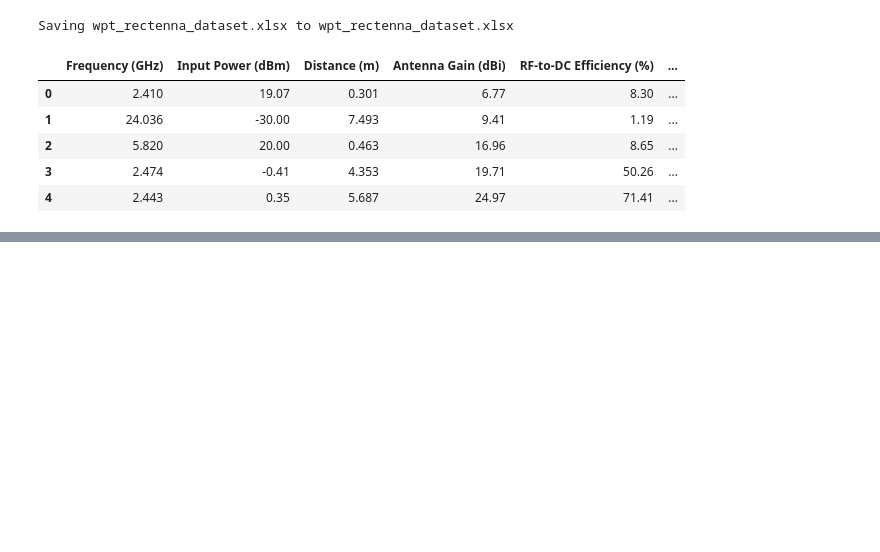
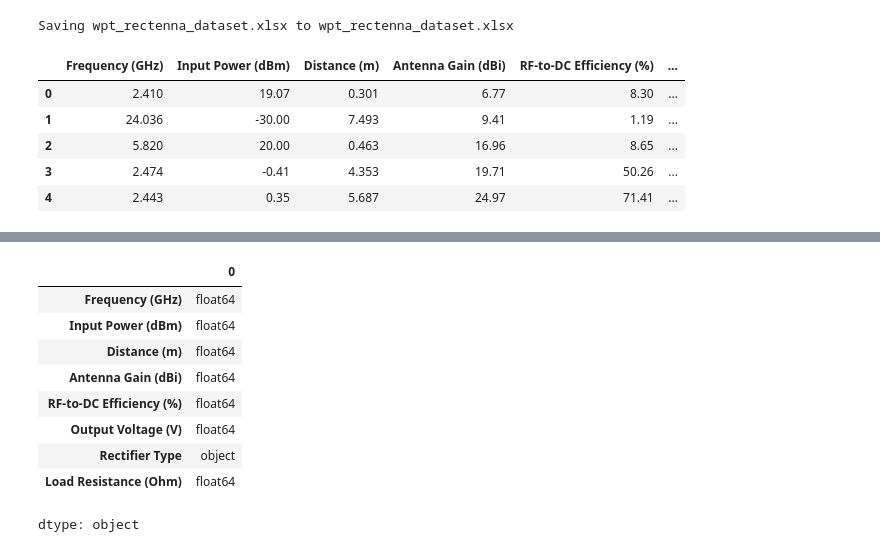
Before and after one commit to majdoubiadil/github-slideshow, a Jupyter notebook: project_Adil_Majdoubi.ipynb, the cells around one changed output, grey strips where cells are left out. Saved outputs shown, nothing was run; the diff lists cells and outputs as text; code cells hidden in the pictures; blank space fills up the shorter version.

```diff
--- a/project_Adil_Majdoubi.ipynb
+++ b/project_Adil_Majdoubi.ipynb
@@ -21,0 +86,13 @@ df.head()
+# %%
+df.dtypes
+# %% [output]
+|  | 0 |
+| Frequency (GHz) | float64 |
+| Input Power (dBm) | float64 |
+| Distance (m) | float64 |
+| Antenna Gain (dBi) | float64 |
+| RF-to-DC Efficiency (%) | float64 |
+| Output Voltage (V) | float64 |
+| Rectifier Type | object |
+| Load Resistance (Ohm) | float64 |
+dtype: object
```
Also changed, not shown: parts of 6 cells of this notebook.
